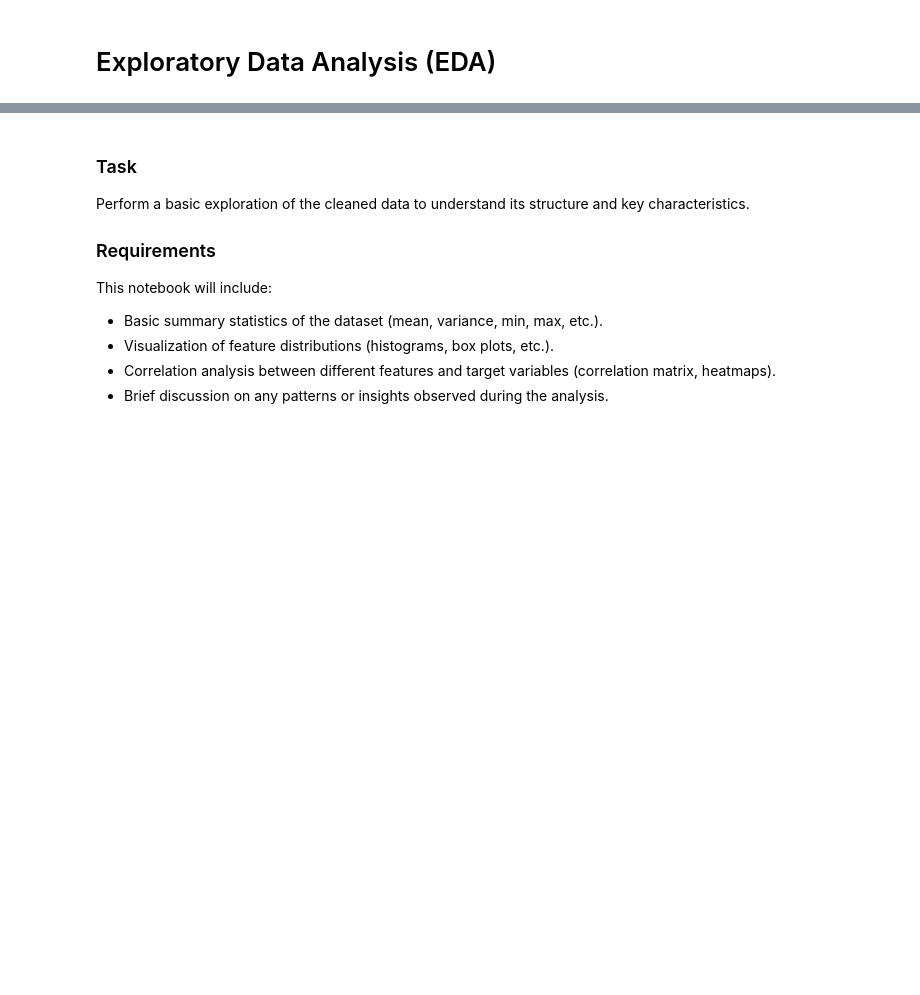
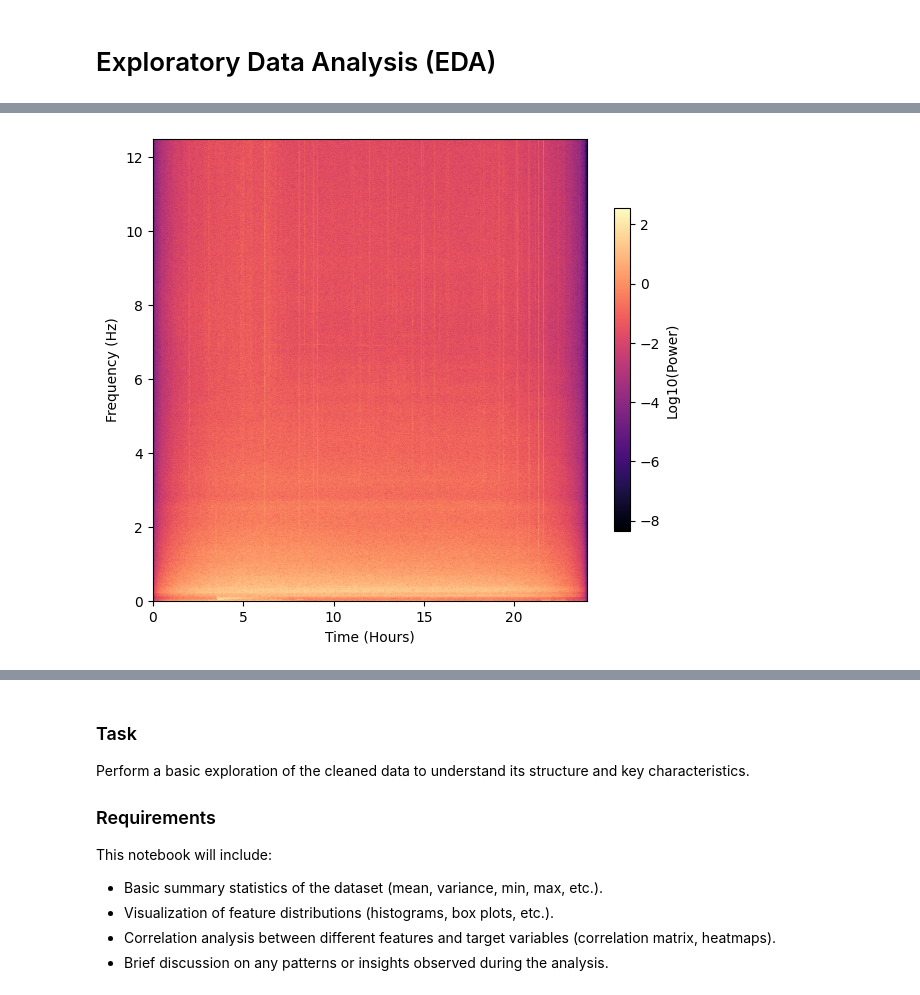
Before and after one commit to UW-MLGEO/MLGEO2024_Geldingadalir, a Jupyter notebook: notebooks/EDA.ipynb, the cells around one changed output, grey strips where cells are left out. Drawn from its saved outputs; the diff is of its cells as text; code cells hidden in the pictures; blank space fills up the shorter version.

```diff
--- a/notebooks/EDA.ipynb
+++ b/notebooks/EDA.ipynb
@@ -120,0 +162,18 @@ plt.show()
+# %%
+#plot spectrogram
+fs = 25
+window = 10*10
+
+#generate a Tukey window to taper the data with
+taper = signal.windows.tukey(len(east_component_data))
+
+#compute the spectrogram
+f, t, Zxx = signal.stft(taper*east_component_data, fs=fs, nperseg=window*fs, noverlap=200)
+
+plt.figure(figsize=(7,6))
+plt.pcolormesh(t/3600, f, np.log10(np.abs(Zxx)), shading='gouraud', cmap='magma')
+plt.colorbar(label='Log10(Power)', shrink=0.7)
+plt.xlabel('Time (Hours)')
+plt.ylabel('Frequency (Hz)');
+# %% [output]
+[figure, added]
```
Also changed, not shown: parts of 11 cells of this notebook.
